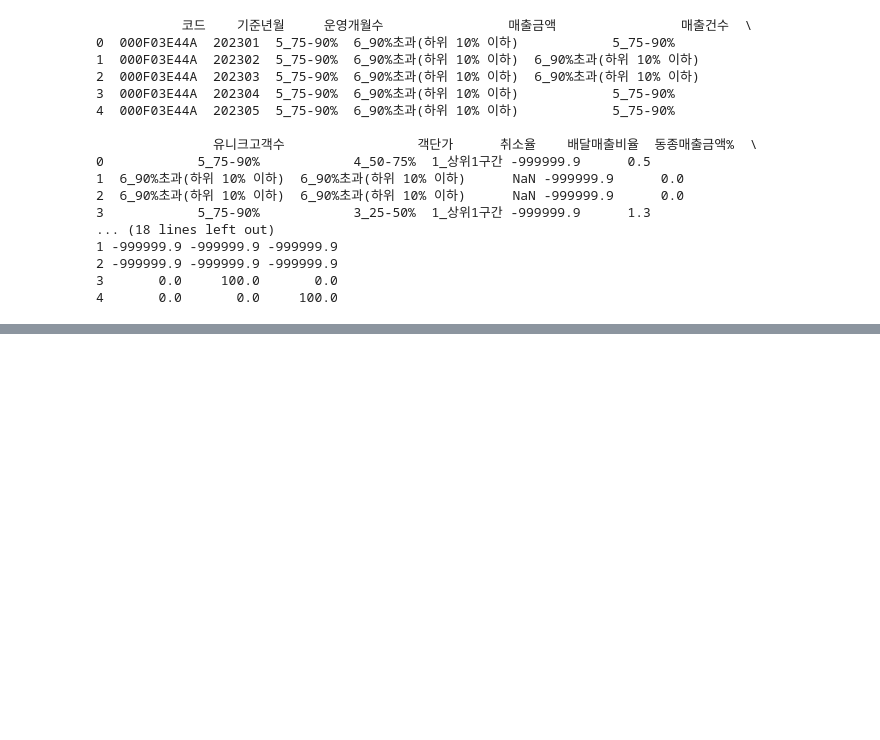
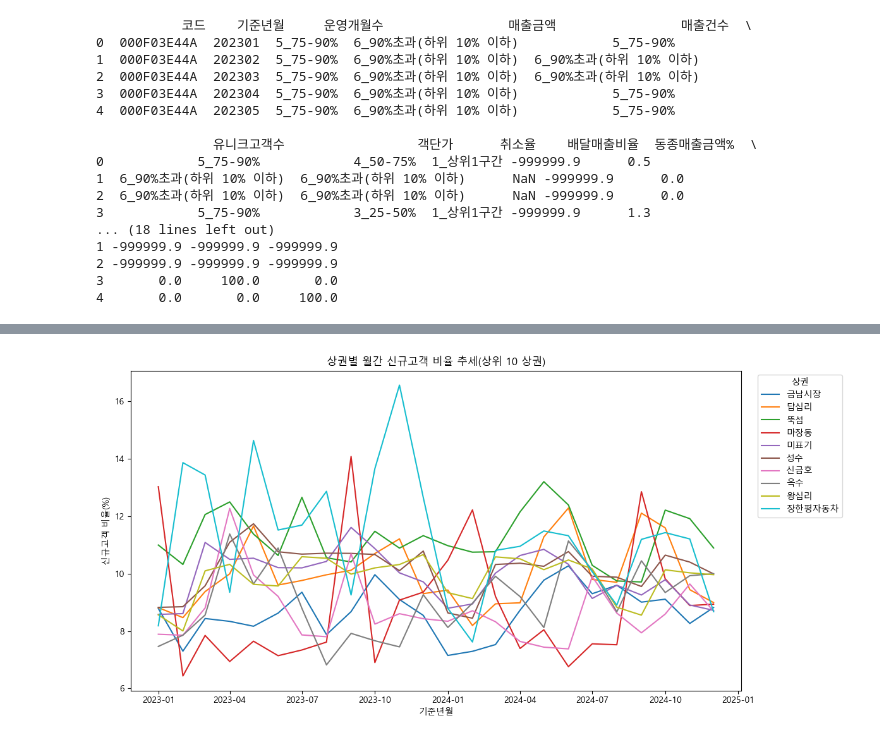
Before and after one commit to seojeong0120/DA4U, a Jupyter notebook: EDA.ipynb, the cells around one changed output, grey strips where cells are left out. Cells and saved outputs as stored; diff of their text form; code cells hidden in the pictures; blank space fills up the shorter version.

```diff
--- a/EDA.ipynb
+++ b/EDA.ipynb
@@ -273,0 +288,50 @@ df.describe()
+# %%
+# 상권별 시간에 따른 신규고객 비율 라인 차트
+import pandas as pd
+import numpy as np
+import matplotlib.pyplot as plt
+
+# 1) 기준년월 시계열 컬럼 확보
+if '기준년월_dt' not in df.columns:
+    # df['기준년월']가 정수/문자 혼재 가능성 대비
+    ym = df['기준년월'].astype(str).str.replace('-', '').str.replace('/', '').str[:6]
+    df['기준년월_dt'] = pd.to_datetime(ym + '01', format='%Y%m%d', errors='coerce')
+
+# 2) 신규고객 정제: 숫자화, 범위 클리핑(0~100), 결측 처리
+new_col = '신규고객'
+df[new_col] = pd.to_numeric(df[new_col], errors='coerce')
+df.loc[(df[new_col] < 0) | (df[new_col] > 100), new_col] = np.nan
+
+# 3) 상권-월별 평균 신규고객 비율 집계
+agg = (
+    df.dropna(subset=['상권', '기준년월_dt'])
+      .groupby(['상권', '기준년월_dt'])[new_col]
+      .mean()
+      .reset_index()
+)
+
+# 4) 상권 선택: 관측치 많은 상위 10개
+top_zones = (
+    agg.groupby('상권')['신규고객']
+       .count()
+       .sort_values(ascending=False)
+       .head(10)
+       .index.tolist()
+)
+plot_df = agg[agg['상권'].isin(top_zones)]
+
+# 5) 피벗 후 라인 차트
+pivot = plot_df.pivot(index='기준년월_dt', columns='상권', values='신규고객').sort_index()
+
+plt.figure(figsize=(12, 6))
+for col in pivot.columns:
+    plt.plot(pivot.index, pivot[col], label=col)
+
+plt.title('상권별 월간 신규고객 비율 추세(상위 10 상권)')
+plt.xlabel('기준년월')
+plt.ylabel('신규고객 비율(%)')
+plt.legend(title='상권', bbox_to_anchor=(1.02, 1), loc='upper left')
+plt.tight_layout()
+plt.show()
+# %% [output]
+[figure, added]
```
Also changed, not shown: parts of 16 cells of this notebook, 10 other files.
